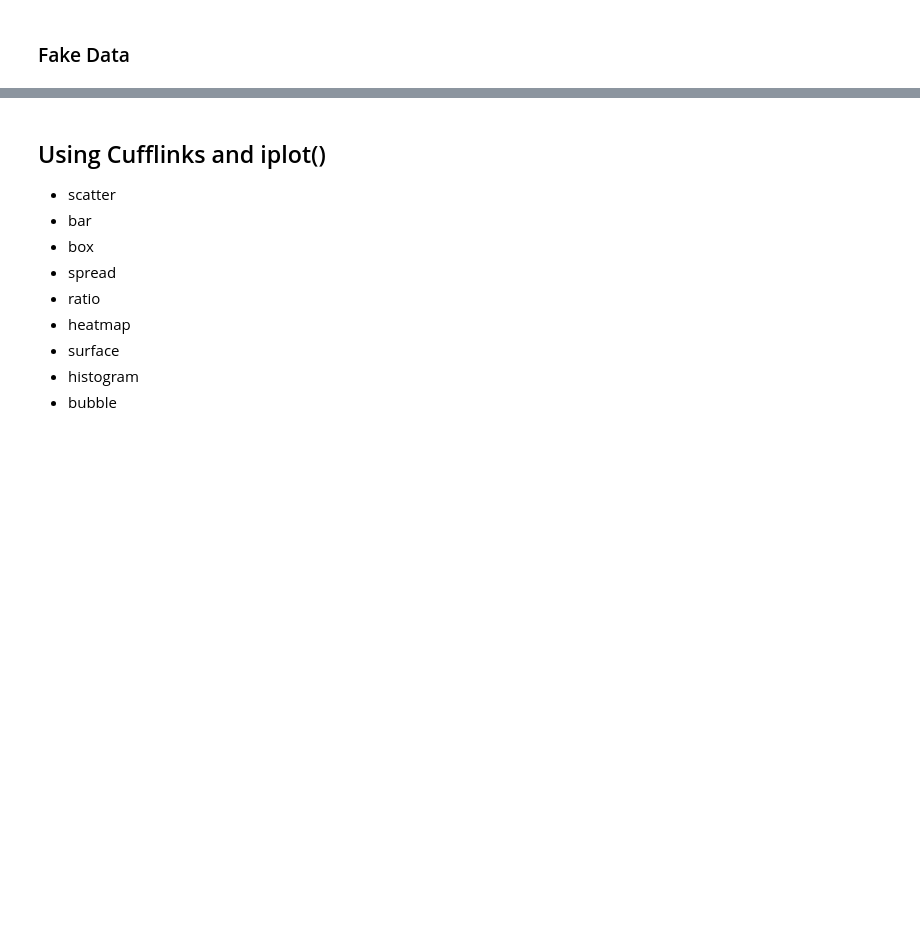
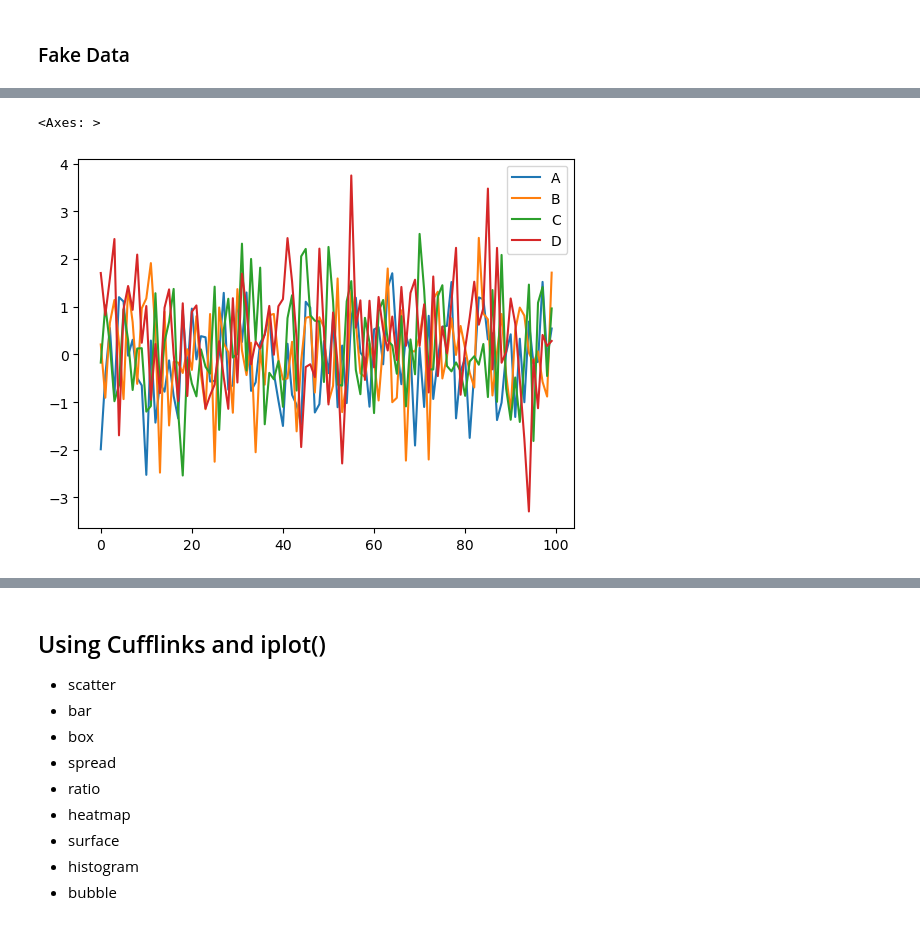
Before and after one commit to Kingswhale/Understanding-Artificial-Intelligence, a Jupyter notebook: 08-Plotly-and-Cufflinks/01-Plotly and Cufflinks.ipynb, the cells around one changed output, grey strips where cells are left out. Drawn from its saved outputs; the diff is of its cells as text; code cells hidden in the pictures; blank space fills up the shorter version.

```diff
--- a/08-Plotly-and-Cufflinks/01-Plotly and Cufflinks.ipynb
+++ b/08-Plotly-and-Cufflinks/01-Plotly and Cufflinks.ipynb
@@ -55,3 +56,8 @@ df2.head()
+# %%
+df.plot()
+# %% [output]
+<Axes: >
+[figure, added]
 # %%
 df.iplot()
 # %% [output]
```
Also changed, not shown: parts of 11 cells of this notebook, 6 other files.
